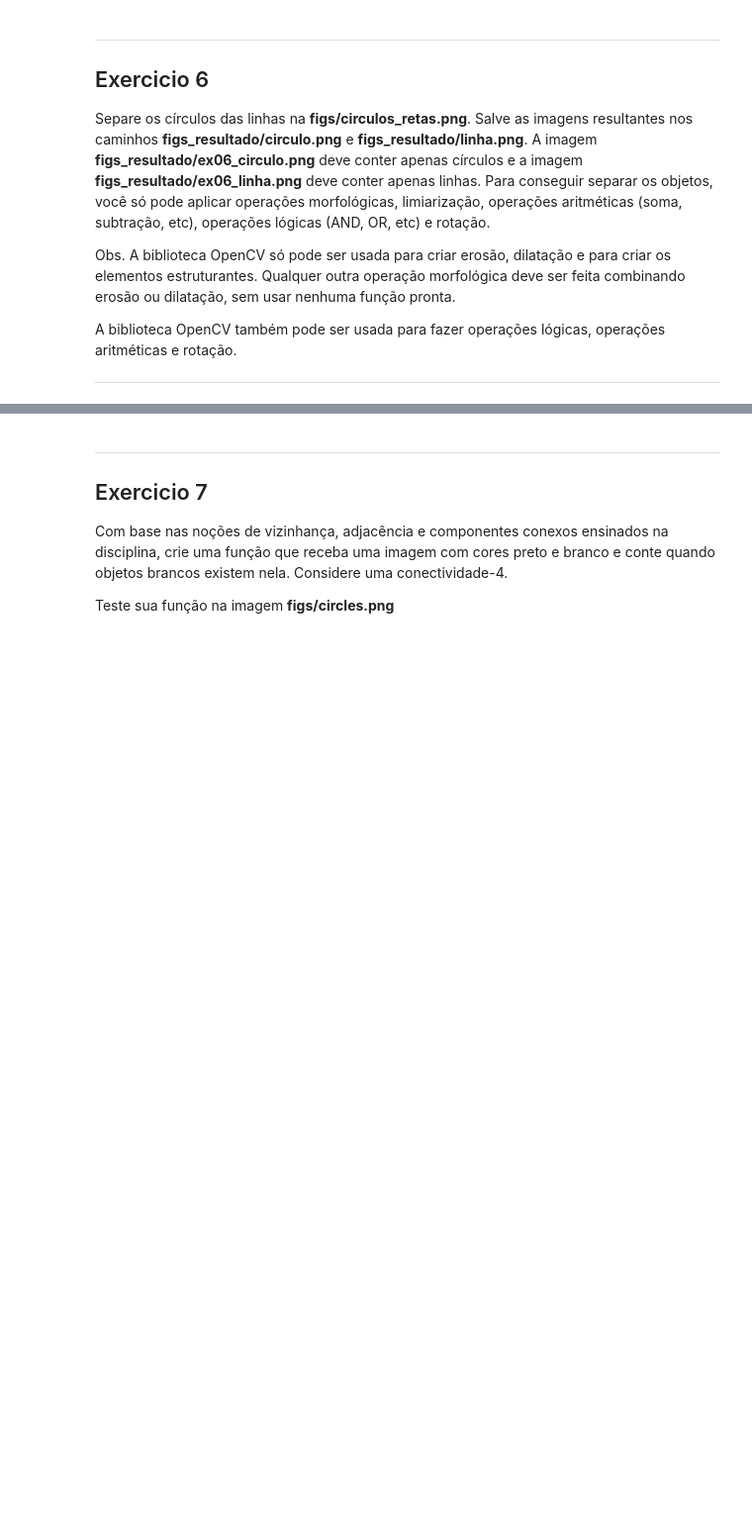
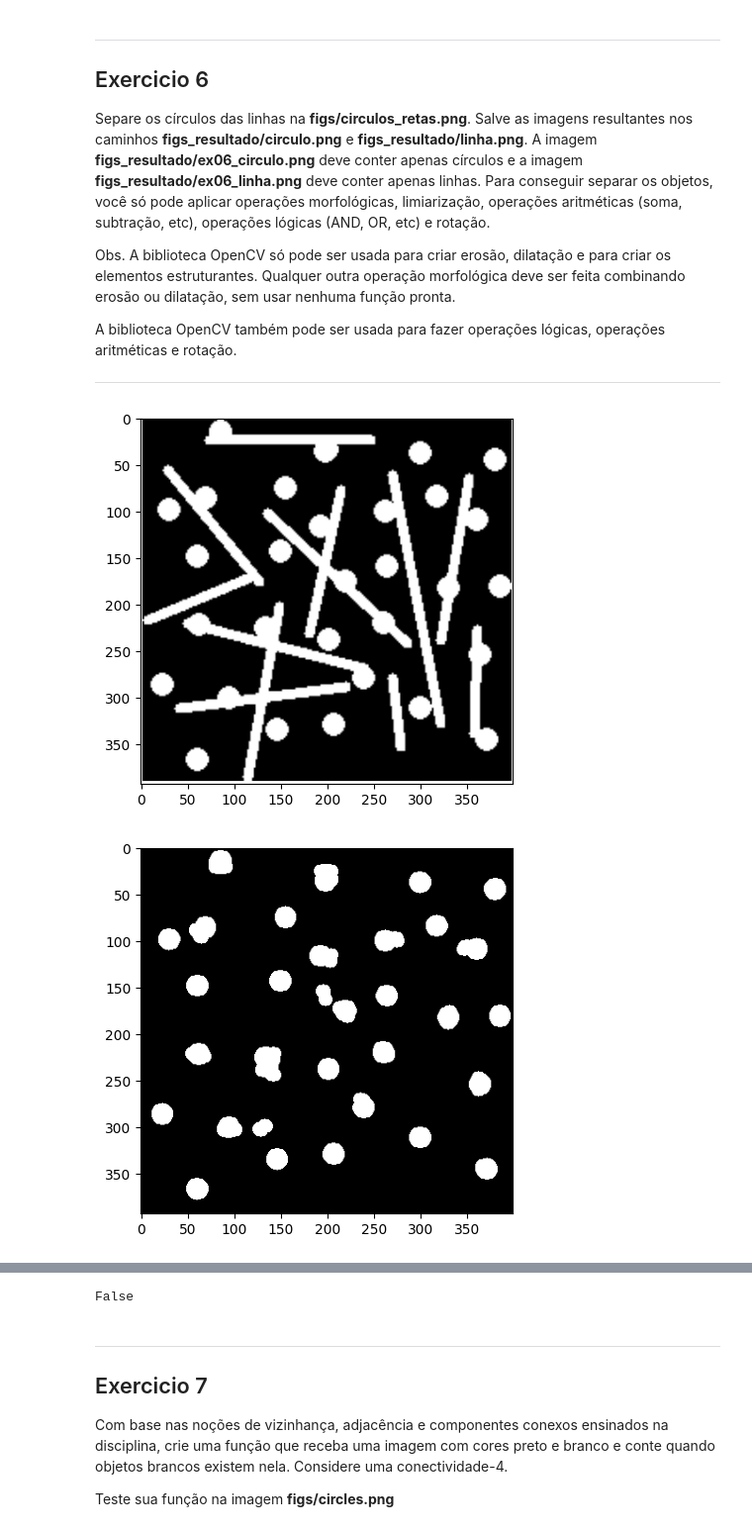
Before and after one commit to conradosetti/AC2processamento-imagens, a Jupyter notebook: 2024S1_PDI_AC2.ipynb, the cells around one changed output, grey strips where cells are left out. Shown at 99% size. Saved outputs shown, nothing was run; the diff lists cells and outputs as text; code cells hidden in the pictures; blank space fills up the shorter version.

```diff
--- a/2024S1_PDI_AC2.ipynb
+++ b/2024S1_PDI_AC2.ipynb
@@ -511,3 +511,51 @@ Obs. A biblioteca OpenCV só pode ser usada para criar erosão,  dilatação e p
 A biblioteca OpenCV também pode ser usada para fazer operações lógicas, operações aritméticas e rotação.
 
 --------------------------
+# %%
+
+def limiar(img, t):
+
+  limiarT = t
+  img[ img>limiarT ] = 255
+  img[ img<=limiarT ] = 0
+
+  return img
+
+imagem = cv2.imread(pathFigs + 'circulos_retas.png')
+
+plt.imshow(imagem)
+plt.show()
+
+binarizada = limiar(imagem, 127)
+
+
+elementoCirculo = cv2.getStructuringElement(cv2.MORPH_ELLIPSE, (15, 15))
+elementoReta = cv2.getStructuringElement(cv2.MORPH_RECT, (15, 1))
+
+
+erosao_circulos = cv2.erode(binarizada, elementoCirculo)
+dilatacao_circulos = cv2.dilate(erosao_circulos, elementoCirculo)
+somenteCirculos = dilatacao_circulos
+
+
+dilatacaoLinhas = cv2.dilate(binarizada, elementoReta)
+erosaoLinhas = cv2.erode(dilatacaoLinhas, elementoReta)
+
+linhas = cv2.erode(erosaoLinhas, elementoReta)
+linhas = cv2.dilate(linhas, elementoReta)
+
+
+somenteLinhas = binarizada - somenteCirculos
+
+somenteCirculos = binarizada - somenteLinhas
+
+plt.imshow(somenteCirculos)
+plt.show()
+plt.imshow(somenteLinhas)
+plt.show()
+
+cv2.imwrite('/figs_resultado/circulos.png', somenteCirculos)
+cv2.imwrite('/figs_resultado/linhas.png',somenteLinhas)
+# %% [output]
+[figure, added]
+[figure, added]
@@ -514,3 +563,4 @@ A biblioteca OpenCV também pode ser usada para fazer operações lógicas, oper
+False
 # %% [markdown]
 ----
 ## Exercicio 7
```
Also changed, not shown: parts of 1 cell of this notebook.
